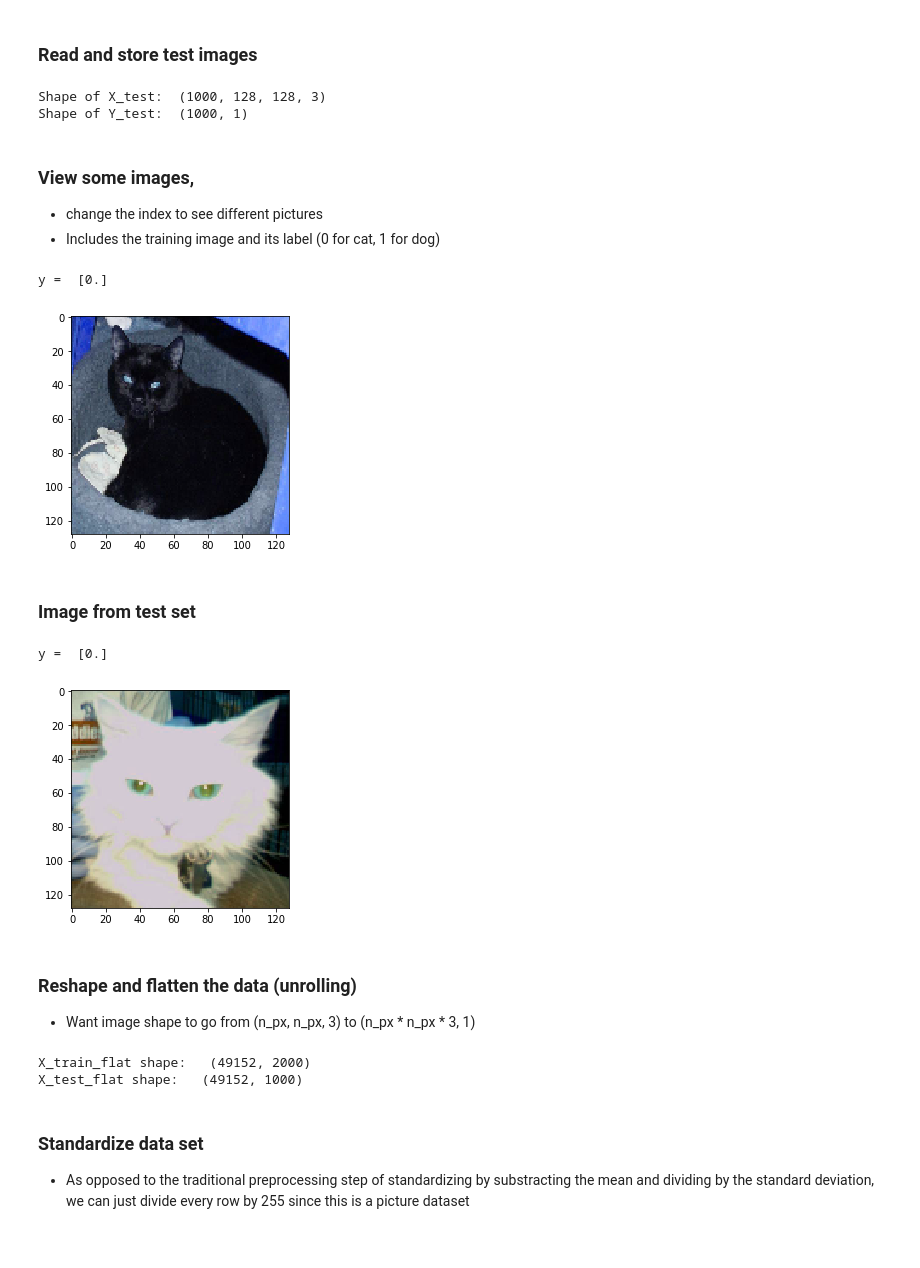
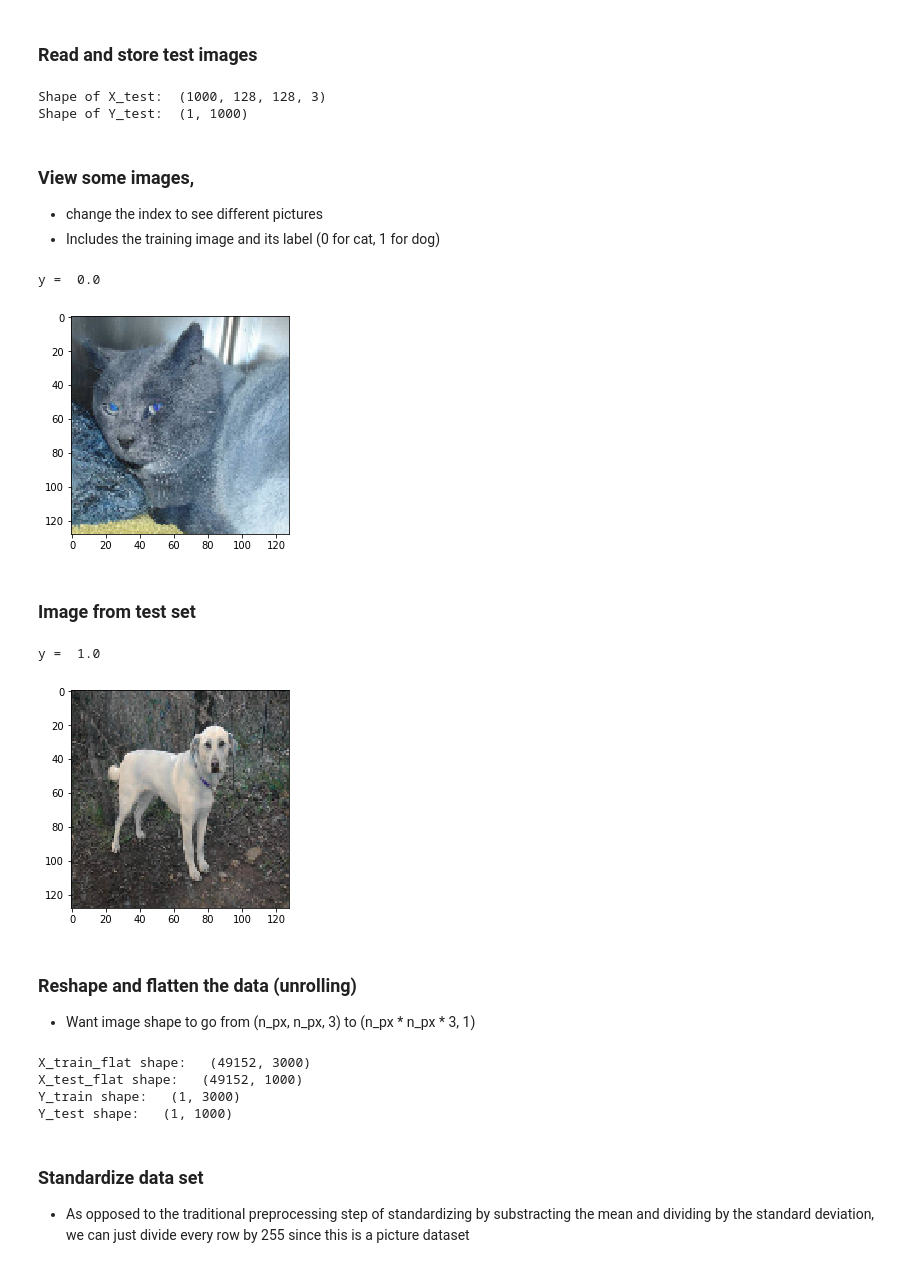
Before and after one commit to grantgasser/Log-Regression-Neural-Network, a Jupyter notebook: Logistic Regression to Predict Cat or Dog.ipynb, the cells around one changed output. Drawn from its saved outputs; the diff is of its cells as text; code cells hidden in the pictures.

```diff
--- a/Logistic Regression to Predict Cat or Dog.ipynb
+++ b/Logistic Regression to Predict Cat or Dog.ipynb
@@ -39,48 +47,47 @@ First file:  cat.0.jpg
 * Going from image (jpg) to vector (numpy array)
 * The next two for loops may take a while
 # %%
-#NOTE: Indices up to 12500 are dogs, 12501-25000 are cats
-#We want 2000 training images (ideally 1000 dogs and 1000 cats)
-#and 1000 test images (ideally 500 dogs and 500 cats)
+#For train and test data, we want nearly 50/50 split of cats/dogs
 
-#need to take random images, should get roughly 50/50 split
-indices = np.random.choice(25000, size=3000, replace=False)
+#Time complexity: takes a while to run, for loop itself is O(num_pics)
+    #Assuming OpenCV functions add to complexity, enire block may by O(num_pics * (M_TEST+M_TRAIN) * ?)
+
+#choose images at random
+indices = np.random.choice(num_pics, size=M_TRAIN+M_TEST, replace=False)
 test_indices = indices[0:1000] #first 1000 are test examples
 train_indices = indices[1000:] #next 2000 are train examples
 
-#to be safe, keep track
+#keep track to see distribution, hopefully close to 50/50
 num_cats_train = 0
 num_dogs_train = 0
 
-train_row = 0
+train_ind = 0
 
-#iterate through data, converting jpg to numpy arrays
+#get training images and convert to numpy array
 for ind in train_indices:
     pic = os.listdir(DATA_DIR)[ind]
 
     #label is first 3 letters of file name
     #0 will represent cats, 1 will represent dogs
     label = int(pic[0:3] == 'dog')
-    Y_train[train_row] = label
+    Y_train[0,train_ind] = label
 
     if label == 0:
         num_cats_train += 1
     elif label == 1:
         num_dogs_train += 1
 
-    #imread convert image to numpy array, 1 means RGB
+    #imread converts image to numpy array, 1 means RGB
     img = cv2.imread(DATA_DIR + pic, 1)
 
     #all images have different dimensions, resize to 128x128
-    #loose some resolution
-    img_resized = cv2.resize(img, (128,128))
-    #print(img_resized.shape)
+    #lose some resolution
+    img_resized = cv2.resize(img, (NUM_PIX,NUM_PIX))
 
-    X_train[train_row] = img_resized
-    #print(X_train.shape)
+    X_train[train_ind] = img_resized
 
     #increment label index
-    train_row += 1
+    train_ind += 1
 
 print('Shape of X_train: ', X_train.shape,
       '\nShape of Y_train: ', Y_train.shape,
@@ -107,18 +105,16 @@ print(Y_train[0:10])
 # %% [markdown]
 ### Read and store test images
 # %%
-#iterate through data, converting jpg to numpy arrays
-#also, test data is randomized (cats and dogs mixed), so don't need to worry about indexes
+test_ind = 0
 
-test_row = 0
-
+#Time complexity: same as previous cell, something like O(num_pics * (M_TEST+M_TRAIN) * ?)
 for ind in test_indices:
     pic = os.listdir(DATA_DIR)[ind]
 
     #label is first 3 letters of file name
     #0 will represent cats, 1 will represent dogs
     label = int(pic[0:3] == 'dog')
-    Y_test[test_row] = label
+    Y_test[0,test_ind] = label
 
     if label == 0:
         num_cats_train += 1
@@ -130,39 +126,39 @@ for ind in test_indices:
 
     #all images have different dimensions, resize to 128x128
     #loose some resolution
-    img_resized = cv2.resize(img, (128,128))
+    img_resized = cv2.resize(img, (NUM_PIX,NUM_PIX))
 
-    X_test[test_row] = img_resized
+    X_test[test_ind] = img_resized
 
     #increment
-    test_row += 1
+    test_ind += 1
 
 print('Shape of X_test: ', X_test.shape,
      '\nShape of Y_test: ', Y_test.shape)
 # %% [output]
 Shape of X_test:  (1000, 128, 128, 3)
-Shape of Y_test:  (1000, 1)
+Shape of Y_test:  (1, 1000)
 # %% [markdown]
 ### View some images,
 * change the index to see different pictures
 * Includes the training image and its label (0 for cat, 1 for dog)
 # %%
 #view resized image
-index = 10
+index = 5
 plt.imshow(X_train[index]/255) #function wants values between 0 and 1, hence /255
-print('y = ', Y_train[index])
+print('y = ', Y_train[0,index])
 # %% [output]
-y =  [0.]
+y =  0.0
-[figure, old version]
+[figure, new version]
 # %% [markdown]
 ### Image from test set
 # %%
-index = 25
+index = 5
 plt.imshow(X_test[index]/255) #function wants values between 0 and 1, hence /255
-print('y = ', Y_test[index])
+print('y = ', Y_test[0,index])
 # %% [output]
-y =  [0.]
+y =  1.0
-[figure, old version]
+[figure, new version]
 # %% [markdown]
 ### Reshape and flatten the data (unrolling)
 * Want image shape to go from (n_px, n_px, 3) to (n_px * n_px * 3, 1)
@@ -172,9 +168,13 @@ X_test_flat = X_test.reshape(X_test.shape[0], -1).T
 
 print("X_train_flat shape:  ", str(X_train_flat.shape))
 print("X_test_flat shape:  ", str(X_test_flat.shape))
+print("Y_train shape:  ", str(Y_train.shape))
+print("Y_test shape:  ", str(Y_test.shape))
 # %% [output]
-X_train_flat shape:   (49152, 2000)
+X_train_flat shape:   (49152, 3000)
 X_test_flat shape:   (49152, 1000)
+Y_train shape:   (1, 3000)
+Y_test shape:   (1, 1000)
 # %% [markdown]
 ### Standardize data set
 * As opposed to the traditional preprocessing step of standardizing by substracting the mean and dividing by the standard deviation, we can just divide every row by 255 since this is a picture dataset
```
Also changed, not shown: parts of 9 cells of this notebook.
